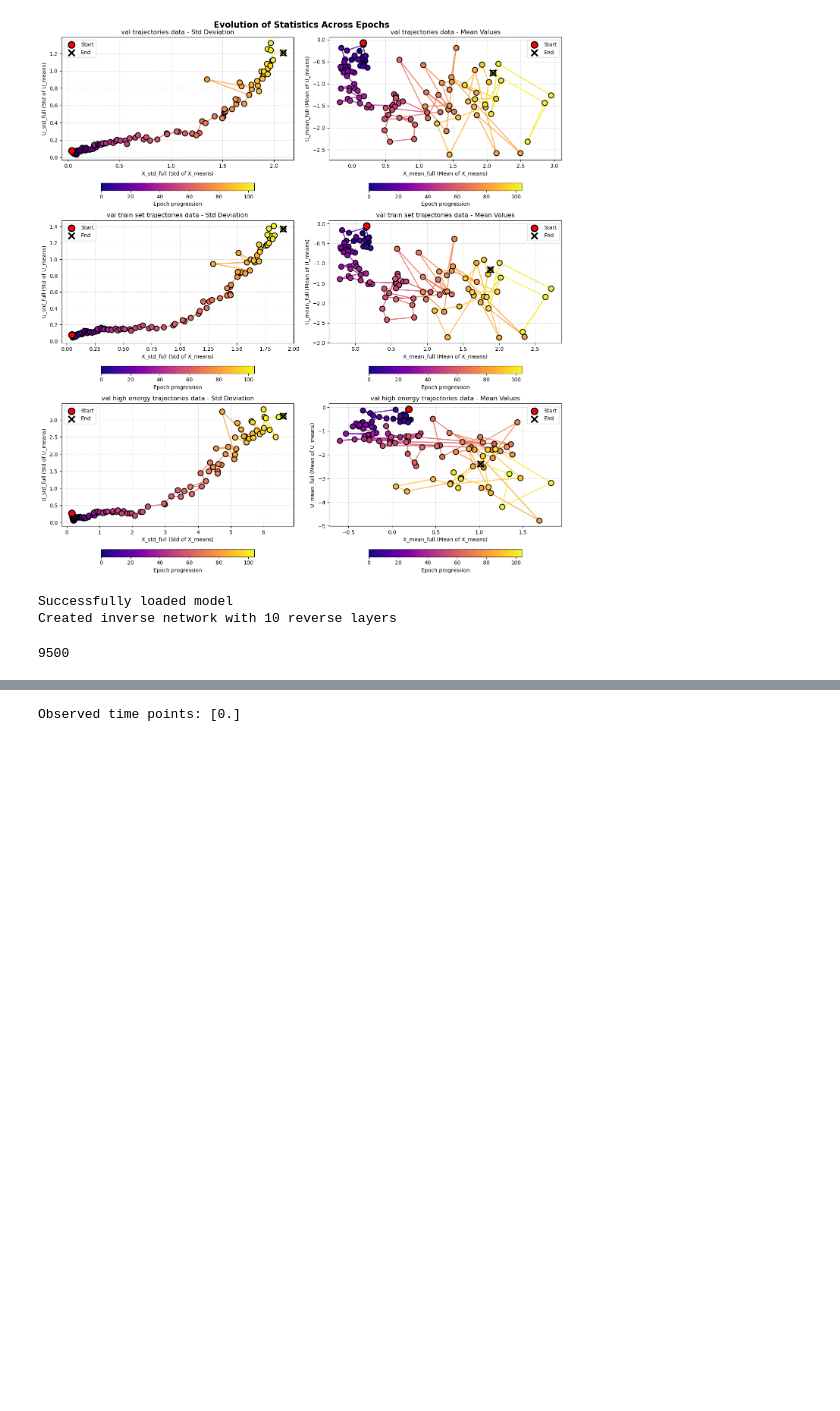
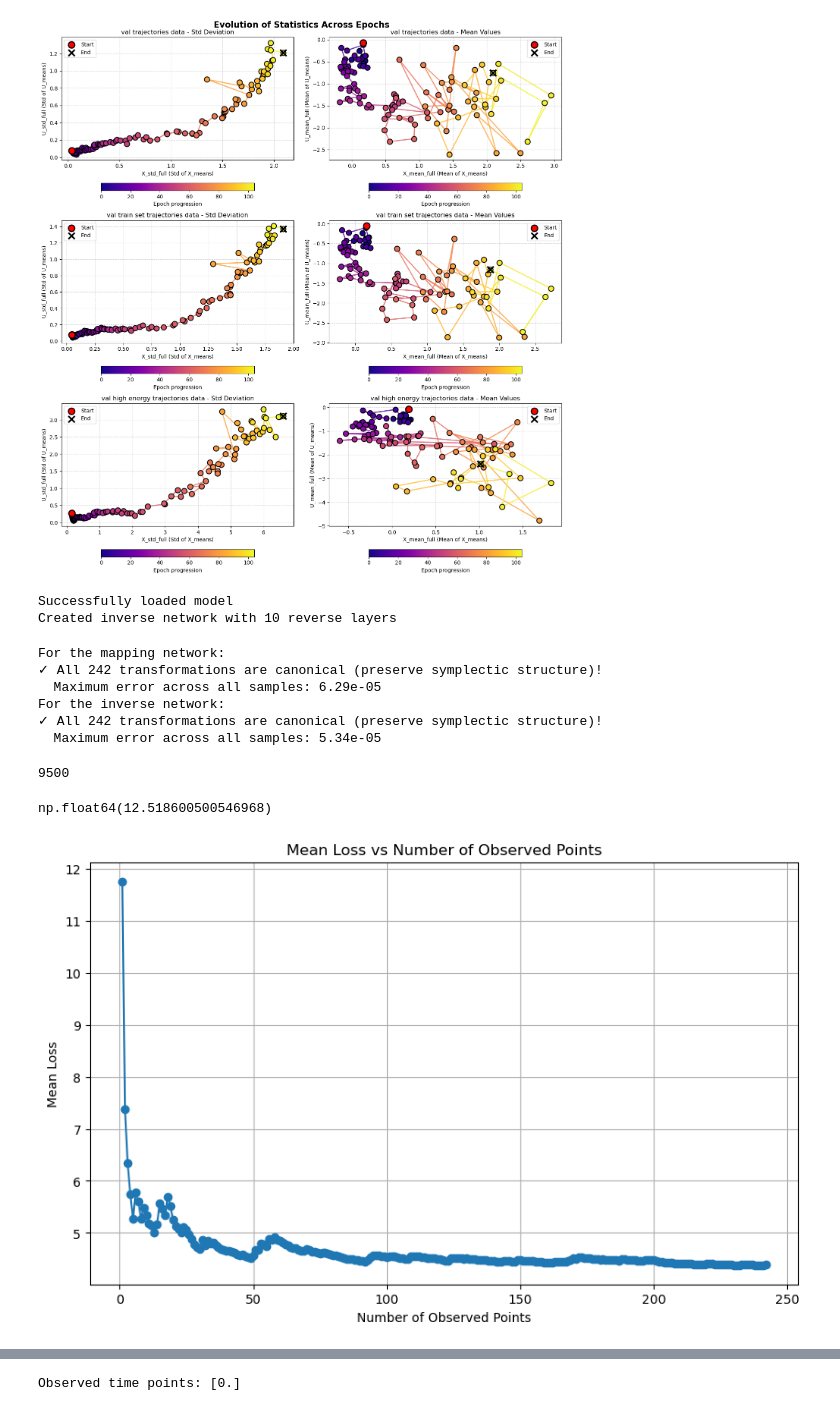
Before and after one commit to thomasGR9/Hamilton_Jacobi_NN, a Jupyter notebook: training_results.ipynb, the cells around one changed output, grey strips where cells are left out. Cells and saved outputs as stored; diff of their text form; code cells hidden in the pictures; blank space fills up the shorter version.

```diff
--- a/training_results.ipynb
+++ b/training_results.ipynb
@@ -244,8 +251,25 @@ inverse_net = InverseStackedHamiltonianNetwork(forward_network=mapping_net)
 # %% [output]
 Successfully loaded model
 Created inverse network with 10 reverse layers
+# %%
+test_canonical_tranformation_on_trajectory(get_data_from_trajectory_id_function=get_data_from_trajectory_id, compute_jacobian_functional_function=compute_jacobian_functional, compute_symplectic_product_function=compute_symplectic_product, check_canonical_transformation_function=check_canonical_transformation, tolerance=1e-4, test_id_df=val_id_df, test_df=val_df, trajectory_id=50, mapping_net=mapping_net, inverse_net=inverse_net, device=device)
+# %% [output]
+For the mapping network:
+✓ All 242 transformations are canonical (preserve symplectic structure)!
+  Maximum error across all samples: 6.29e-05
+For the inverse network:
+✓ All 242 transformations are canonical (preserve symplectic structure)!
+  Maximum error across all samples: 5.34e-05
 # %%
 count_parameters(mapping_net)
 # %% [output]
 9500
+# %%
+result_val_df, mean_prediction_loss_val_df = test_model_in_all_trajectories_in_df(get_data_from_trajectory_id_function=get_data_from_trajectory_id, prediction_loss_function=prediction_loss_euclidean, test_id_df=val_id_df, test_df=val_df, mapping_net=mapping_net, inverse_net=inverse_net, device=device, point_indexes_observed=[0])
+# %% [output]
+np.float64(12.518600500546968)
+# %%
+loss_per_points_df = test_model_with_varying_observed_points(get_data_from_trajectory_id_function=get_data_from_trajectory_id, prediction_loss_function=prediction_loss_euclidean, test_id_df=test_id_df, test_df=test_df, mapping_net=mapping_net, inverse_net=inverse_net, device=device)
+# %% [output]
+[figure, added]
 # %%
```
Also changed, not shown: parts of 12 cells of this notebook, 1 other file.
